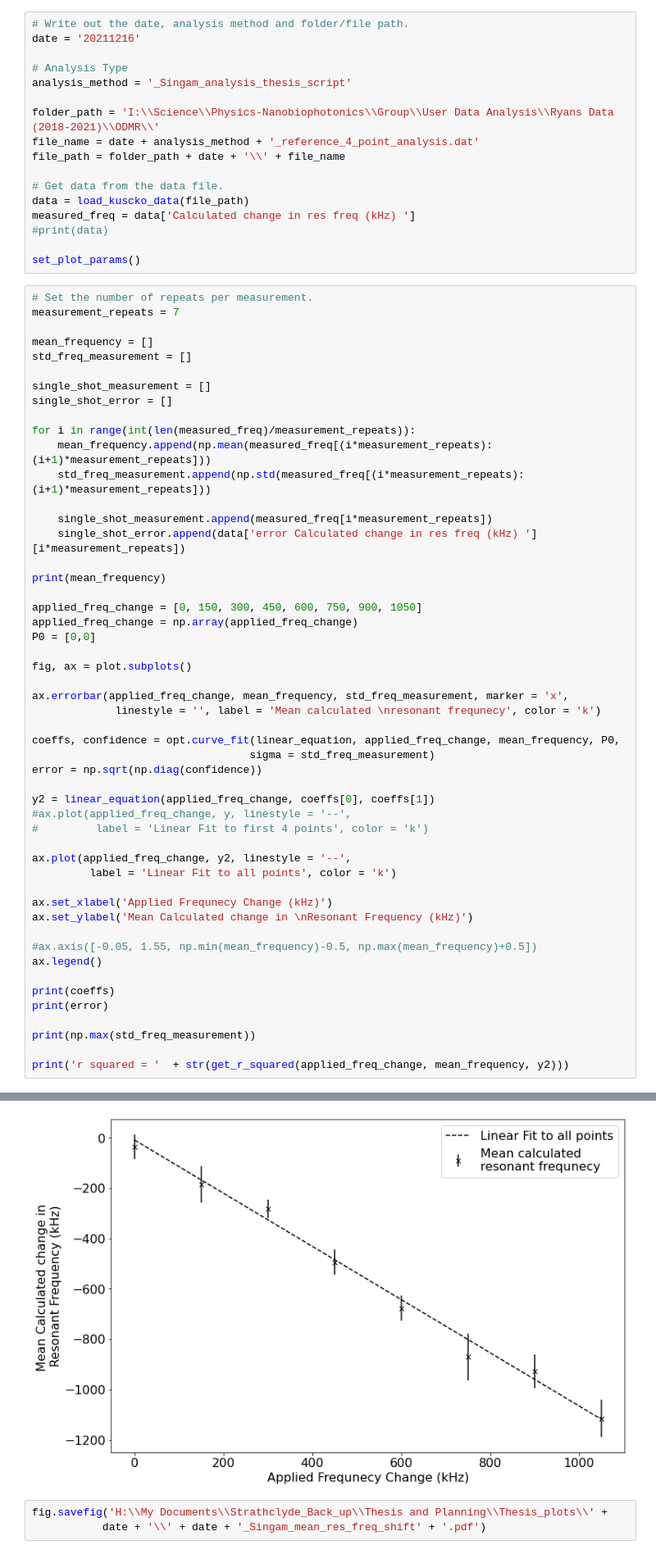
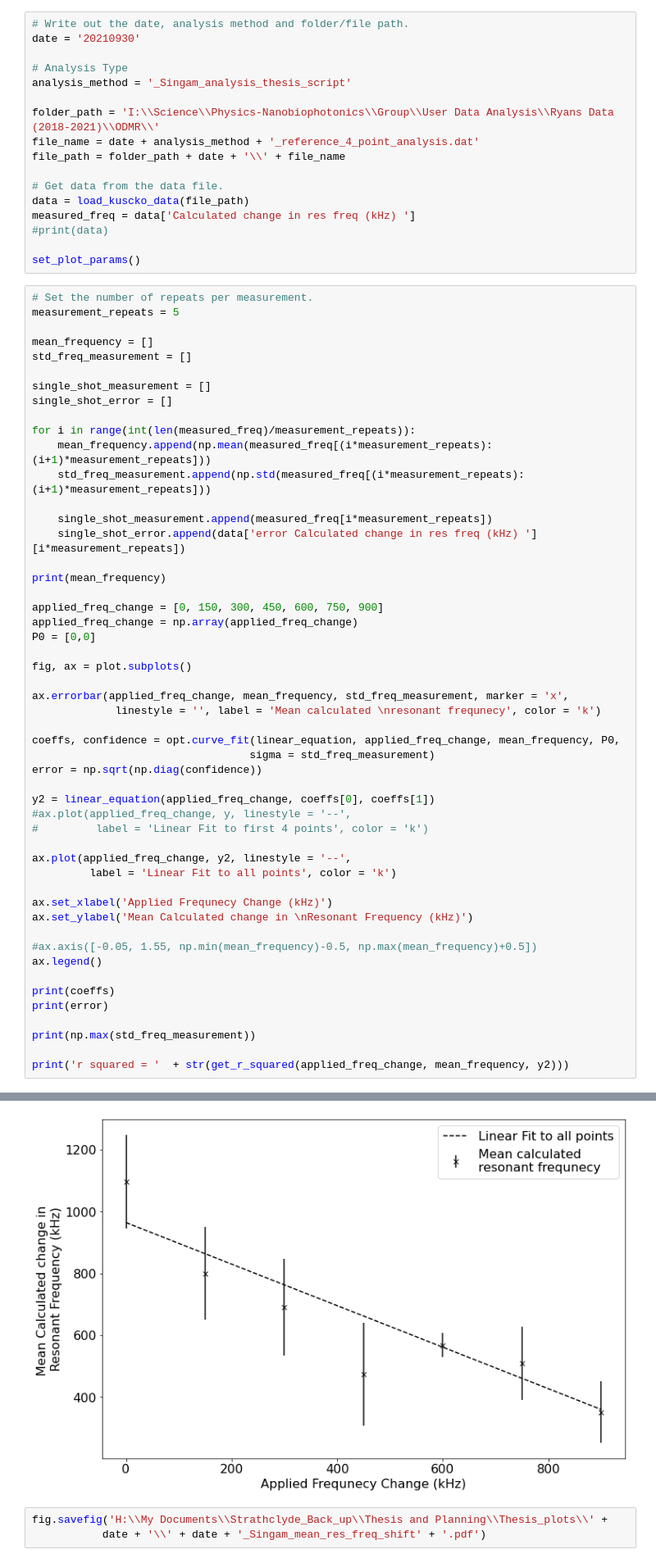
Before and after one commit to Corbyn93/Ryans_Python_Scripts, a Jupyter notebook: Ryan's Jupyter stuff/Thesis code/3 Temp Sensing Algorithms/Singam/20211117_Singam_T_sensing_data_analysis.ipynb, the cells around one changed output, grey strips where cells are left out. Shown at 82% size. Saved outputs shown, nothing was run; the diff lists cells and outputs as text.

```diff
--- a/Ryan's Jupyter stuff/Thesis code/3 Temp Sensing Algorithms/Singam/20211117_Singam_T_sensing_data_analysis.ipynb
+++ b/Ryan's Jupyter stuff/Thesis code/3 Temp Sensing Algorithms/Singam/20211117_Singam_T_sensing_data_analysis.ipynb
@@ -47,7 +47,7 @@ def get_r_squared(x, y_data, y_fitting):
     return(r_squared)
 # %%
 # Write out the date, analysis method and folder/file path.
-date = '20211216'
+date = '20210930'
 
 # Analysis Type
 analysis_method = '_Singam_analysis_thesis_script'
@@ -64,7 +64,7 @@ measured_freq = data['Calculated change in res freq (kHz) ']
 set_plot_params()
 # %%
 # Set the number of repeats per measurement.
-measurement_repeats = 7
+measurement_repeats = 5
 
 mean_frequency = []
 std_freq_measurement = []
@@ -81,7 +81,7 @@ for i in range(int(len(measured_freq)/measurement_repeats)):
 
 print(mean_frequency)
 
-applied_freq_change = [0, 150, 300, 450, 600, 750, 900, 1050]
+applied_freq_change = [0, 150, 300, 450, 600, 750, 900]
 applied_freq_change = np.array(applied_freq_change)
 P0 = [0,0]
 
@@ -122,4 +122,4 @@ r squared = 0.9905405526141681
-[figure, old version]
+[figure, new version]
 # %%
 fig.savefig('H:\\My Documents\\Strathclyde_Back_up\\Thesis and Planning\\Thesis_plots\\' +
            date + '\\' + date + '_Singam_mean_res_freq_shift' + '.pdf')
```
Also changed, not shown: parts of 3 cells of this notebook, 6 other files.
